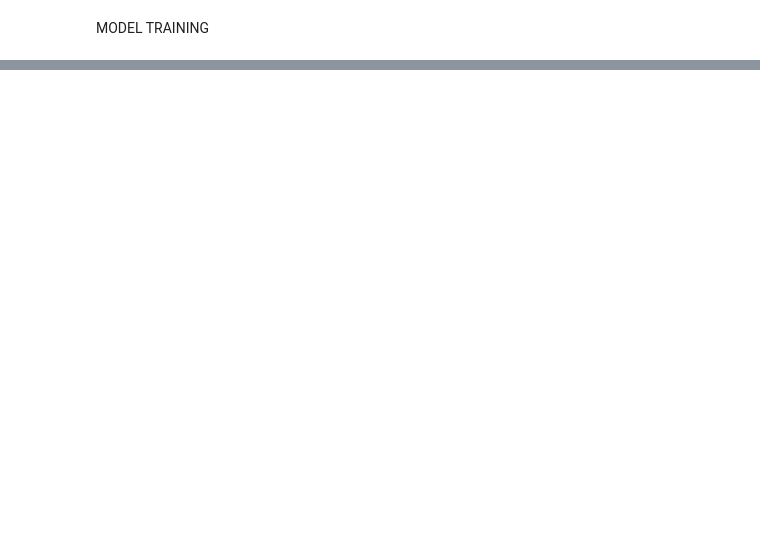
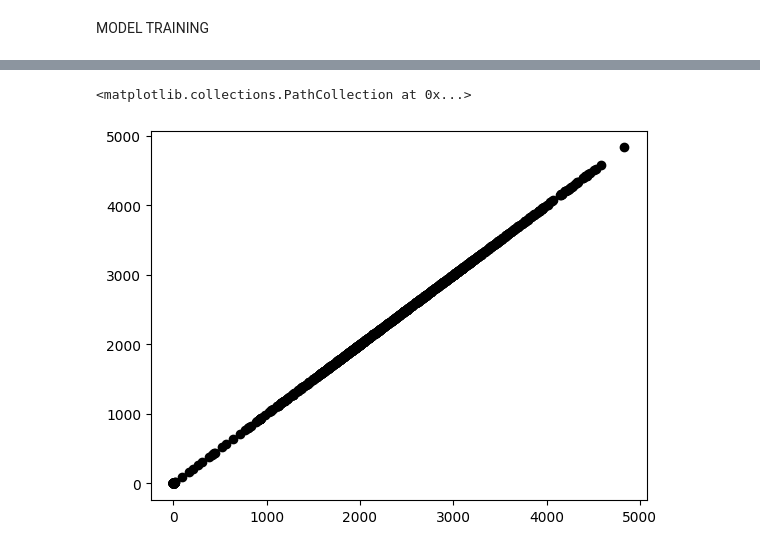
Before and after one commit to ishaan-sangwan/minor, a Jupyter notebook: src/restart.ipynb, the cells around one changed output, grey strips where cells are left out. Cells and saved outputs as stored; diff of their text form; code cells hidden in the pictures; blank space fills up the shorter version.

```diff
--- a/src/restart.ipynb
+++ b/src/restart.ipynb
@@ -87,8 +87,10 @@ import numpy as np
 # %%
 df = pd.read_csv("../first_point.csv")
 # %%
-X= df.iloc[:,[2,6,9]]
+X= df.iloc[:,[1,2,6,9]]
 # %%
 from sklearn.svm import SVR
 # %%
 svr = SVR(kernel='linear')
+# %%
+X = X.dropna()
@@ -94,0 +163,5 @@ svr = SVR(kernel='linear')
+# %%
+plt.scatter(X.iloc[:,0],y, color='black')
+# %% [output]
+<matplotlib.collections.PathCollection at 0x...>
+[figure, added]
```
Also changed, not shown: parts of 12 cells of this notebook.
